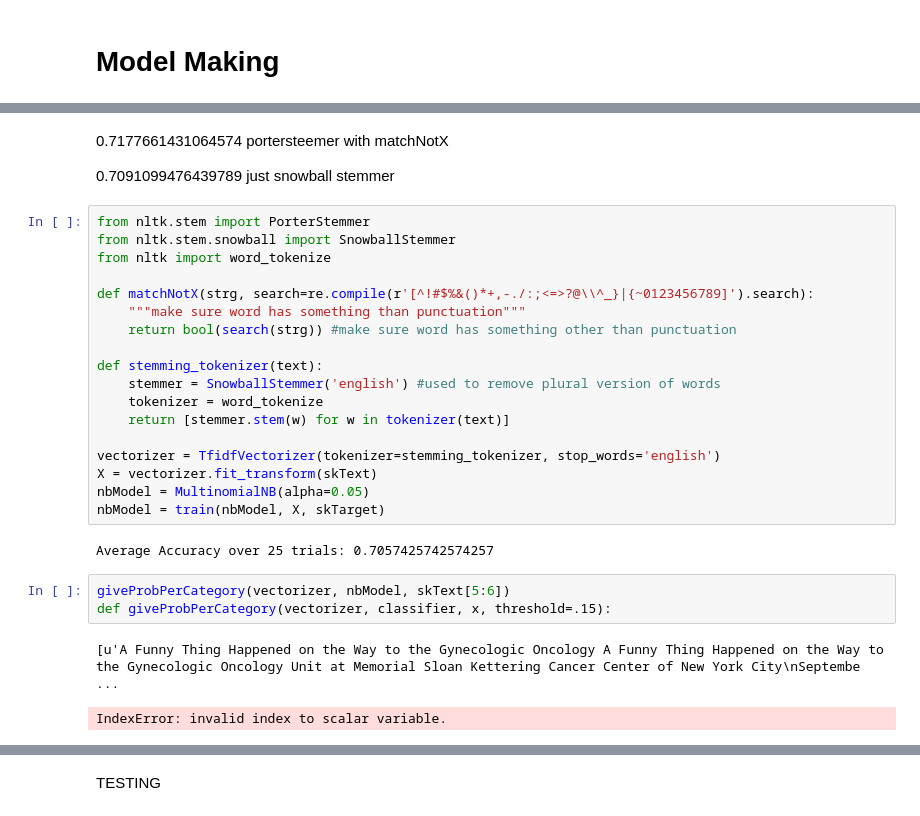
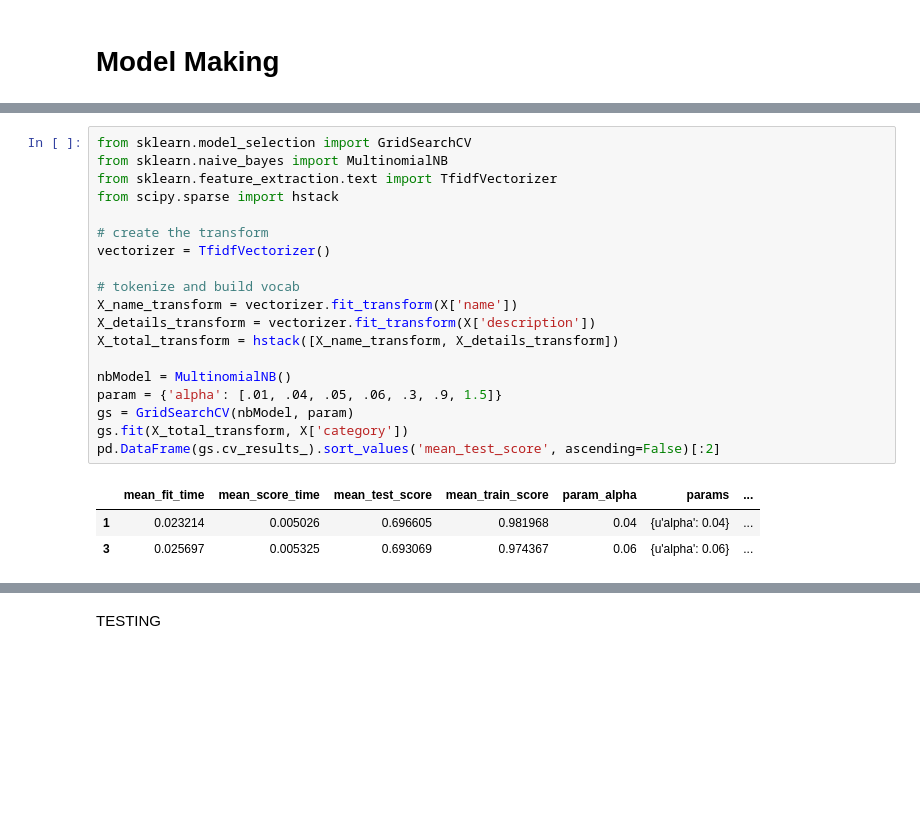
Before and after one commit to ucladevx/Bmaps-Backend, a Jupyter notebook: src/mappening/ml/mlcategorization.ipynb, the cells around one changed output, grey strips where cells are left out. Cells and saved outputs as stored; diff of their text form; blank space fills up the shorter version.

```diff
--- a/src/mappening/ml/mlcategorization.ipynb
+++ b/src/mappening/ml/mlcategorization.ipynb
@@ -237,30 +251,23 @@ Average Accuracy over 25 trials: 0.7225130890052357
-# %% [markdown]
-0.7177661431064574 portersteemer with matchNotX
-
-0.7091099476439789 just snowball stemmer
-# %%
-from nltk.stem import PorterStemmer
-from nltk.stem.snowball import SnowballStemmer
-from nltk import word_tokenize
-
-def matchNotX(strg, search=re.compile(r'[^!#$%&()*+,-./:;<=>?@\\^_}|{~0123456789]').search):
-    """make sure word has something than punctuation"""
-    return bool(search(strg)) #make sure word has something other than punctuation
-
-def stemming_tokenizer(text):
-    stemmer = SnowballStemmer('english') #used to remove plural version of words
-    tokenizer = word_tokenize
-    return [stemmer.stem(w) for w in tokenizer(text)]
-
-vectorizer = TfidfVectorizer(tokenizer=stemming_tokenizer, stop_words='english')
-X = vectorizer.fit_transform(skText)
-nbModel = MultinomialNB(alpha=0.05)
-nbModel = train(nbModel, X, skTarget)
-# %% [output]
-Average Accuracy over 25 trials: 0.7057425742574257
-# %%
-giveProbPerCategory(vectorizer, nbModel, skText[5:6])
-def giveProbPerCategory(vectorizer, classifier, x, threshold=.15):
-# %% [output]
-[u'A Funny Thing Happened on the Way to the Gynecologic Oncology A Funny Thing Happened on the Way to the Gynecologic Oncology Unit at Memorial Sloan Kettering Cancer Center of New York City\nSeptembe ...
-IndexError: invalid index to scalar variable.
+# %%
+from sklearn.model_selection import GridSearchCV
+from sklearn.naive_bayes import MultinomialNB
+from sklearn.feature_extraction.text import TfidfVectorizer
+from scipy.sparse import hstack
+
+# create the transform
+vectorizer = TfidfVectorizer()
+
+# tokenize and build vocab
+X_name_transform = vectorizer.fit_transform(X['name'])
+X_details_transform = vectorizer.fit_transform(X['description'])
+X_total_transform = hstack([X_name_transform, X_details_transform])
+
+nbModel = MultinomialNB()
+param = {'alpha': [.01, .04, .05, .06, .3, .9, 1.5]}
+gs = GridSearchCV(nbModel, param)
+gs.fit(X_total_transform, X['category'])
+pd.DataFrame(gs.cv_results_).sort_values('mean_test_score', ascending=False)[:2]
+# %% [output]
+|  | mean_fit_time | mean_score_time | mean_test_score | mean_train_score | param_alpha | params | ... |
+| 1 | 0.023214 | 0.005026 | 0.696605 | 0.981968 | 0.04 | {u'alpha': 0.04} | ... |
+| 3 | 0.025697 | 0.005325 | 0.693069 | 0.974367 | 0.06 | {u'alpha': 0.06} | ... |
```
Also changed, not shown: parts of 22 cells of this notebook.
